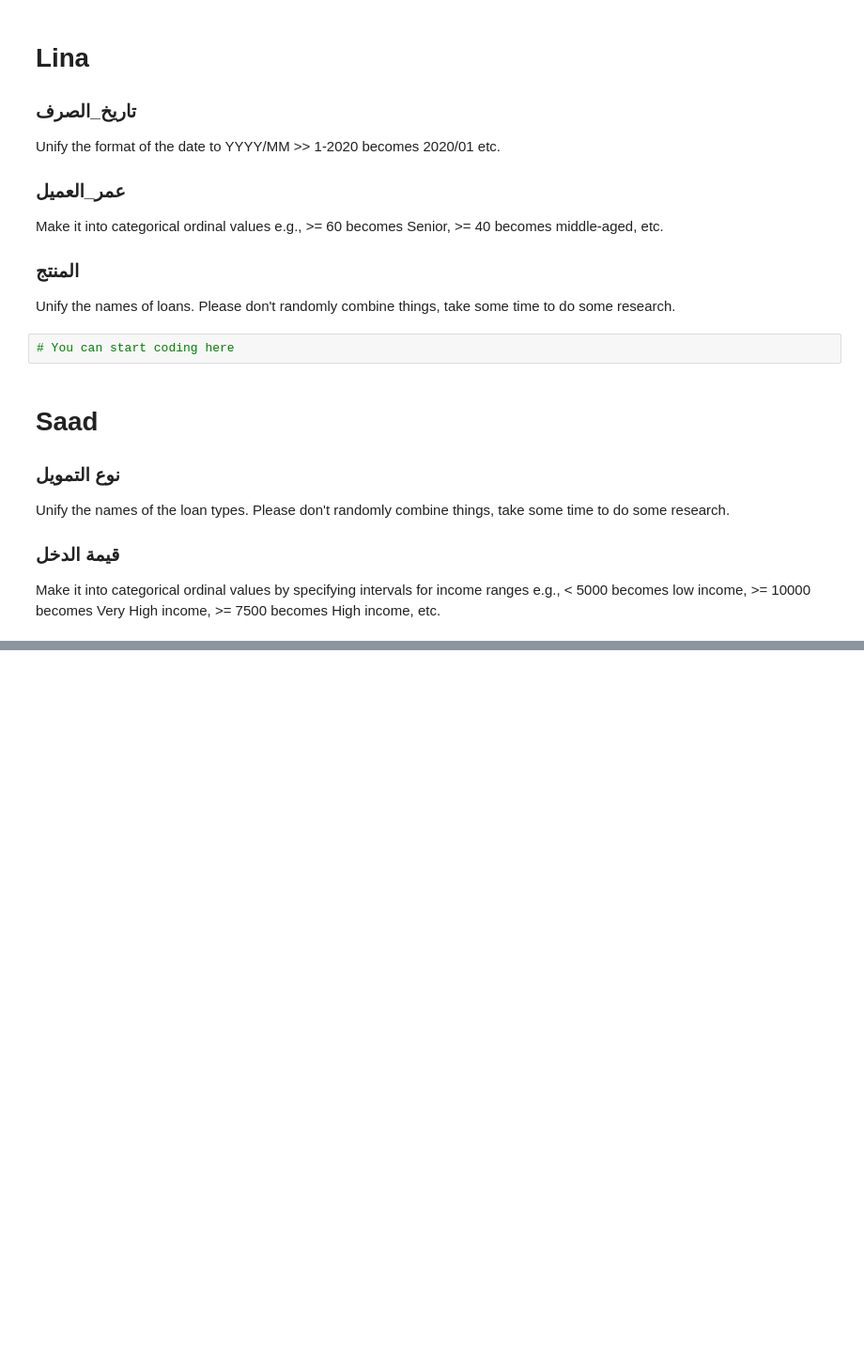
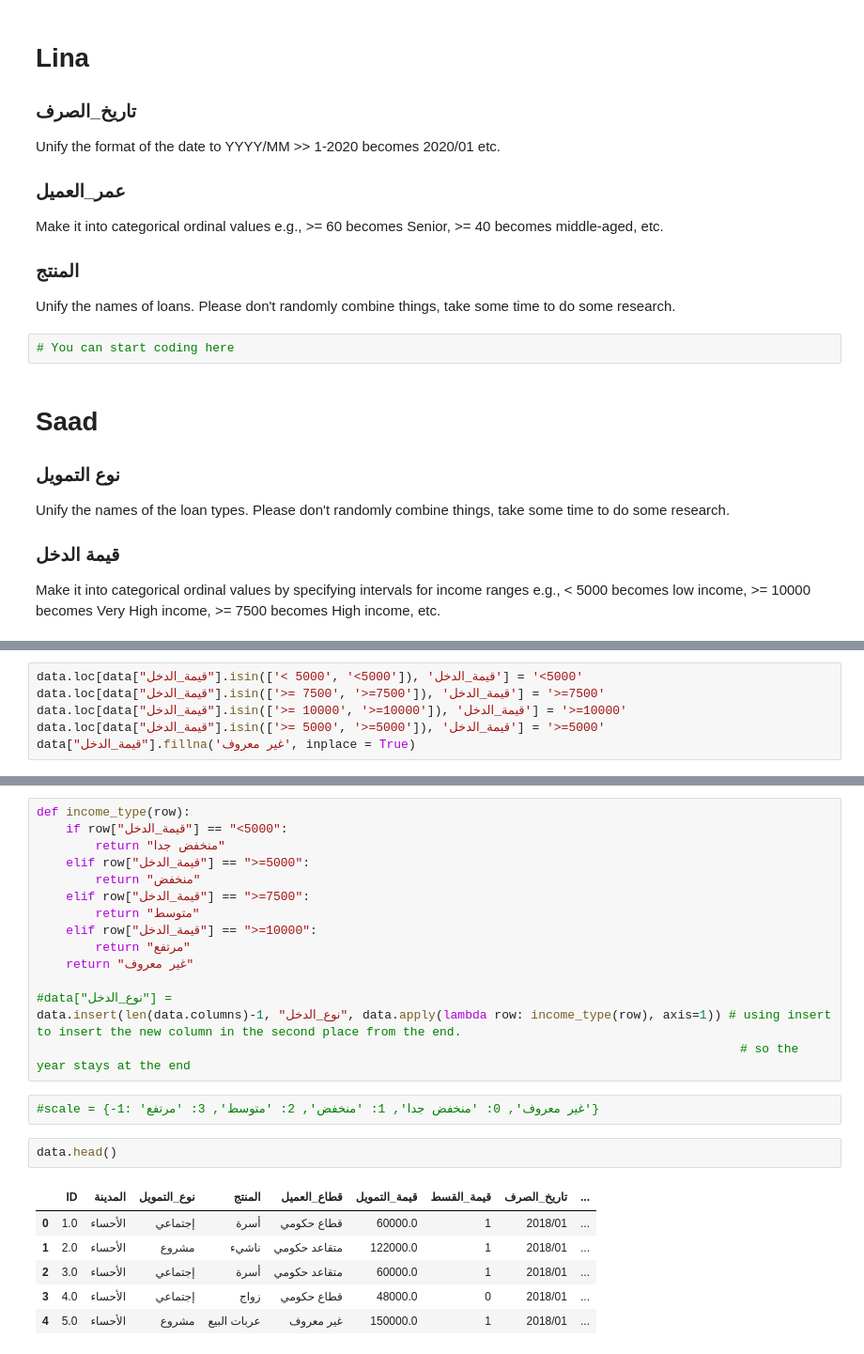
Before and after one commit to aeprogress/gov_banking_eda, a Jupyter notebook: src/preprocessing_concatenation.ipynb, the cells around one changed output, grey strips where cells are left out. Shown at 94% size. Drawn from its saved outputs; the diff is of its cells as text; blank space fills up the shorter version.

```diff
--- a/src/preprocessing_concatenation.ipynb
+++ b/src/preprocessing_concatenation.ipynb
@@ -212,0 +284,6 @@ Make it into categorical ordinal values by specifying intervals for income range
+# %%
+data.loc[data["قيمة_الدخل"].isin(['< 5000', '<5000']), 'قيمة_الدخل'] = '<5000'
+data.loc[data["قيمة_الدخل"].isin(['>= 7500', '>=7500']), 'قيمة_الدخل'] = '>=7500'
+data.loc[data["قيمة_الدخل"].isin(['>= 10000', '>=10000']), 'قيمة_الدخل'] = '>=10000'
+data.loc[data["قيمة_الدخل"].isin(['>= 5000', '>=5000']), 'قيمة_الدخل'] = '>=5000'
+data["قيمة_الدخل"].fillna('غير معروف', inplace = True)
@@ -212,0 +309,26 @@ Make it into categorical ordinal values by specifying intervals for income range
+# %%
+def income_type(row):
+    if row["قيمة_الدخل"] == "<5000":
+        return "منخفض جدا"
+    elif row["قيمة_الدخل"] == ">=5000":
+        return "منخفض"
+    elif row["قيمة_الدخل"] == ">=7500":
+        return "متوسط"
+    elif row["قيمة_الدخل"] == ">=10000":
+        return "مرتفع"
+    return "غير معروف"
+
+#data["نوع_الدخل"] =
+data.insert(len(data.columns)-1, "نوع_الدخل", data.apply(lambda row: income_type(row), axis=1)) # using insert to insert the new column in the second place from the end.
+                                                                                                # so the year stays at the end
+# %%
+#scale = {-1: 'غير معروف', 0: 'منخفض جدا', 1: 'منخفض', 2: 'متوسط', 3: 'مرتفع'}
+# %%
+data.head()
+# %% [output]
+|  | ID | المدينة | نوع_التمويل | المنتج | قطاع_العميل | قيمة_التمويل | قيمة_القسط | تاريخ_الصرف | ... |
+| 0 | 1.0 | الأحساء | إجتماعي | أسرة | قطاع حكومي | 60000.0 | 1 | 2018/01 | ... |
+| 1 | 2.0 | الأحساء | مشروع | ناشيء | متقاعد حكومي | 122000.0 | 1 | 2018/01 | ... |
+| 2 | 3.0 | الأحساء | إجتماعي | أسرة | متقاعد حكومي | 60000.0 | 1 | 2018/01 | ... |
+| 3 | 4.0 | الأحساء | إجتماعي | زواج | قطاع حكومي | 48000.0 | 0 | 2018/01 | ... |
+| 4 | 5.0 | الأحساء | مشروع | عربات البيع | غير معروف | 150000.0 | 1 | 2018/01 | ... |
```
Also changed, not shown: parts of 10 cells of this notebook, 5 other files.
